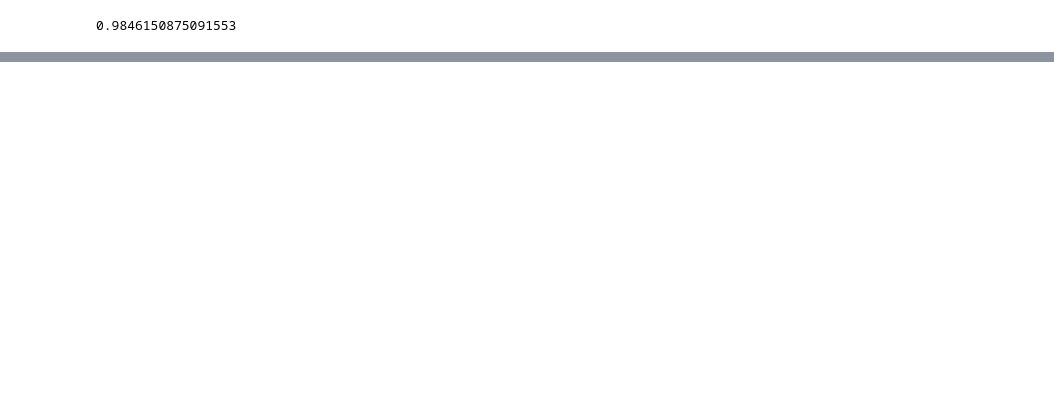
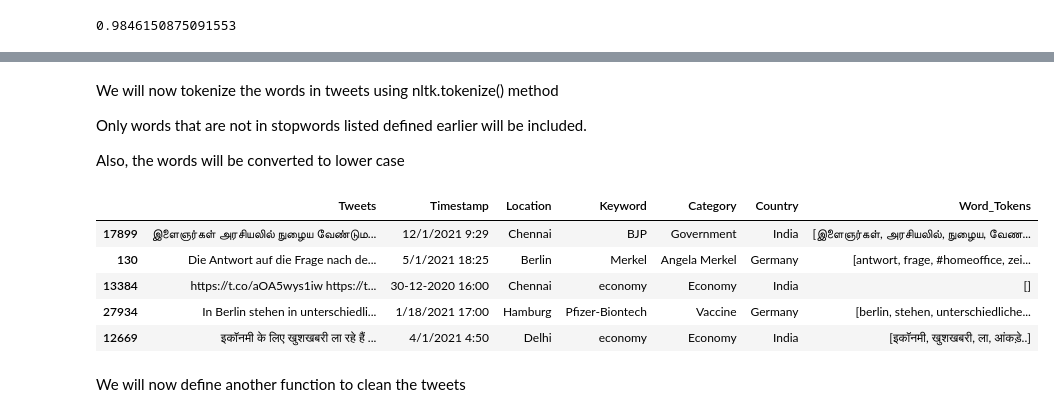
Before and after one commit to mdewli/Twitter_sentiment_Analysis, a Jupyter notebook: notebooks/02_data_preprocessing.ipynb, the cells around one changed output, grey strips where cells are left out. Cells and saved outputs as stored; diff of their text form; code cells hidden in the pictures; blank space fills up the shorter version.

```diff
--- a/notebooks/02_data_preprocessing.ipynb
+++ b/notebooks/02_data_preprocessing.ipynb
@@ -126,7 +146,7 @@ print(stop_words)
 # %%
-#load csv file
 
-df=pd.read_csv('C:\\Users\\mayan\\OneDrive\\Documents\\Dataset\\Data_set.csv',encoding='utf-8')
+
+df=pd.read_csv('.\data\dataset.csv',encoding='utf-8')
 # %%
 df.sample(3)
 # %% [output]
@@ -178,3 +156,0 @@ categories('hã¼kã¼met')
-# %%
-df['country']=df['city'].apply(country)
-df.sample(3)
@@ -186,5 +156,0 @@ df.sample(3)
-# %%
-#add a new column which contains list of words (in lower case) in tweet without stopwords
-
-
-df['list_of_words']=df['tweet'].apply(lambda x: [word.lower() for word in x.split() if word.lower() not in stop_words])
@@ -190,0 +169,24 @@ df['list_of_words']=df['tweet'].apply(lambda x: [word.lower() for word in x.spli
+# %% [markdown]
+We will now tokenize the words in tweets using nltk.tokenize() method
+
+Only words that are not in stopwords listed defined earlier will be included.
+
+Also, the words will be converted to lower case
+# %%
+
+tokenize =lambda x: [word.lower() for word in x.split() if word.lower() not in stop_words and
+                     word.startswith('@')==False and word.startswith('https')==False and word.isdigit()==False]
+
+
+df['Word_Tokens']=df['Tweets'].apply(tokenize)
+# %%
+df.sample(5)
+# %% [output]
+|  | Tweets | Timestamp | Location | Keyword | Category | Country | Word_Tokens |
+| 17899 | இளைஞர்கள் அரசியலில் நுழைய வேண்டும... | 12/1/2021 9:29 | Chennai | BJP | Government | India | [இளைஞர்கள், அரசியலில், நுழைய, வேண... |
+| 130 | Die Antwort auf die Frage nach de... | 5/1/2021 18:25 | Berlin | Merkel | Angela Merkel | Germany | [antwort, frage, #homeoffice, zei... |
+| 13384 | https://t.co/aOA5wys1iw https://t... | 30-12-2020 16:00 | Chennai | economy | Economy | India | [] |
+| 27934 | In Berlin stehen in unterschiedli... | 1/18/2021 17:00 | Hamburg | Pfizer-Biontech | Vaccine | Germany | [berlin, stehen, unterschiedliche... |
+| 12669 | इकॉनमी के लिए खुशखबरी ला रहे हैं ... | 4/1/2021 4:50 | Delhi | economy | Economy | India | [इकॉनमी, खुशखबरी, ला, आंकड़े..] |
+# %% [markdown]
+We will now define another function to clean the tweets
```
Also changed, not shown: parts of 70 cells of this notebook, 47 other files.
